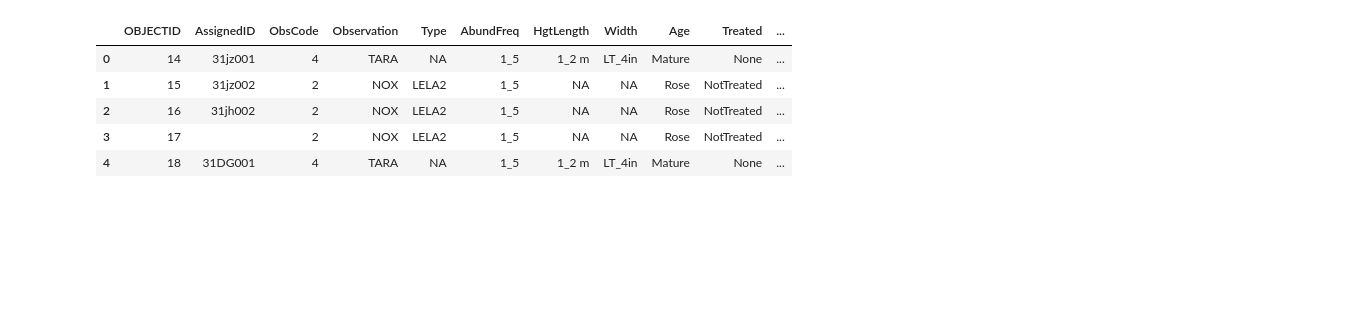
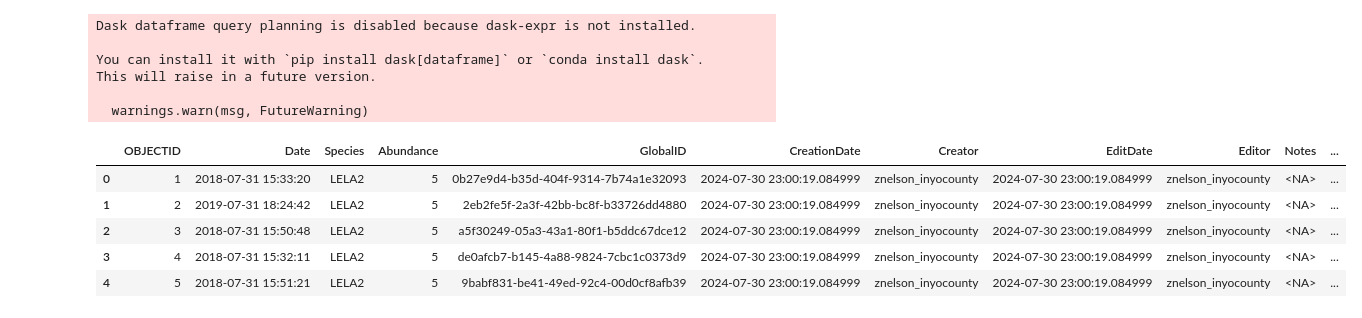
Before and after one commit to inyo-gov/noxious-weeds, a Jupyter notebook: noxious_weeds_locations.ipynb, the cells around one changed output. Saved outputs shown, nothing was run; the diff lists cells and outputs as text; code cells hidden in the pictures; blank space fills up the shorter version.

```diff
--- a/noxious_weeds_locations.ipynb
+++ b/noxious_weeds_locations.ipynb
@@ -1,29 +28,46 @@
+# %%
+
+from arcgis.gis import GIS
+from arcgis.features import FeatureLayer
+from arcgis.features import FeatureLayerCollection
+import matplotlib.pyplot as plt
+import geopandas as gpd
+from shapely.geometry import Point
+import folium
+from folium.plugins import MarkerCluster
+import duckdb
+
+# Connect to the GIS
+gis = GIS()
+# %% [output]
+Dask dataframe query planning is disabled because dask-expr is not installed.
+
+You can install it with `pip install dask[dataframe]` or `conda install dask`.
+This will raise in a future version.
+
+  warnings.warn(msg, FutureWarning)
+# %%
+
+# URL of the feature service
+#feature_service_url = "https://services.arcgis.com/0jRlQ17Qmni5zEMr/arcgis/rest/services/LORP_Perennial_Pepperweed_Distribution_Public_View/FeatureServer/4"
+#feature_service_url = "https://services.arcgis.com/0jRlQ17Qmni5zEMr/arcgis/rest/services/Noxious_Weeds_view/FeatureServer"
+# Access the feature layer
+feature_service_url_layer = "https://services.arcgis.com/0jRlQ17Qmni5zEMr/arcgis/rest/services/Noxious_Weeds_view/FeatureServer/0"
+feature_layer = FeatureLayer(feature_service_url_layer)
 # %%
-import pandas as pd
-from arcgis.gis import GIS
-from arcgis.features import FeatureLayer
-
-# Connect to the GIS
-gis = GIS()
-
-# URL of the feature service
-feature_service_url = "https://services.arcgis.com/0jRlQ17Qmni5zEMr/arcgis/rest/services/LORP_Perennial_Pepperweed_Distribution_Public_View/FeatureServer/4"
-
-# Access the feature layer
-feature_layer = FeatureLayer(feature_service_url)
 
 # Query all features
 features = feature_layer.query(where="1=1", out_fields="*")
 
 # Convert to pandas DataFrame
 data = features.sdf
 
 # Display first few rows
 data.head()
 # %% [output]
-|  | OBJECTID | AssignedID | ObsCode | Observation | Type | AbundFreq | HgtLength | Width | Age | Treated | ... |
-| 0 | 14 | 31jz001 | 4 | TARA | NA | 1_5 | 1_2 m | LT_4in | Mature | None | ... |
-| 1 | 15 | 31jz002 | 2 | NOX | LELA2 | 1_5 | NA | NA | Rose | NotTreated | ... |
-| 2 | 16 | 31jh002 | 2 | NOX | LELA2 | 1_5 | NA | NA | Rose | NotTreated | ... |
-| 3 | 17 |  | 2 | NOX | LELA2 | 1_5 | NA | NA | Rose | NotTreated | ... |
-| 4 | 18 | 31DG001 | 4 | TARA | NA | 1_5 | 1_2 m | LT_4in | Mature | None | ... |
+|  | OBJECTID | Date | Species | Abundance | GlobalID | CreationDate | Creator | EditDate | Editor | Notes | ... |
+| 0 | 1 | 2018-07-31 15:33:20 | LELA2 | 5 | 0b27e9d4-b35d-404f-9314-7b74a1e32093 | 2024-07-30 23:00:19.084999 | znelson_inyocounty | 2024-07-30 23:00:19.084999 | znelson_inyocounty | <NA> | ... |
+| 1 | 2 | 2019-07-31 18:24:42 | LELA2 | 5 | 2eb2fe5f-2a3f-42bb-bc8f-b33726dd4880 | 2024-07-30 23:00:19.084999 | znelson_inyocounty | 2024-07-30 23:00:19.084999 | znelson_inyocounty | <NA> | ... |
+| 2 | 3 | 2018-07-31 15:50:48 | LELA2 | 5 | a5f30249-05a3-43a1-80f1-b5ddc67dce12 | 2024-07-30 23:00:19.084999 | znelson_inyocounty | 2024-07-30 23:00:19.084999 | znelson_inyocounty | <NA> | ... |
+| 3 | 4 | 2018-07-31 15:32:11 | LELA2 | 5 | de0afcb7-b145-4a88-9824-7cbc1c0373d9 | 2024-07-30 23:00:19.084999 | znelson_inyocounty | 2024-07-30 23:00:19.084999 | znelson_inyocounty | <NA> | ... |
+| 4 | 5 | 2018-07-31 15:51:21 | LELA2 | 5 | 9babf831-be41-49ed-92c4-00d0cf8afb39 | 2024-07-30 23:00:19.084999 | znelson_inyocounty | 2024-07-30 23:00:19.084999 | znelson_inyocounty | <NA> | ... |
```
Also changed, not shown: parts of 52 cells of this notebook, 3 other files.
